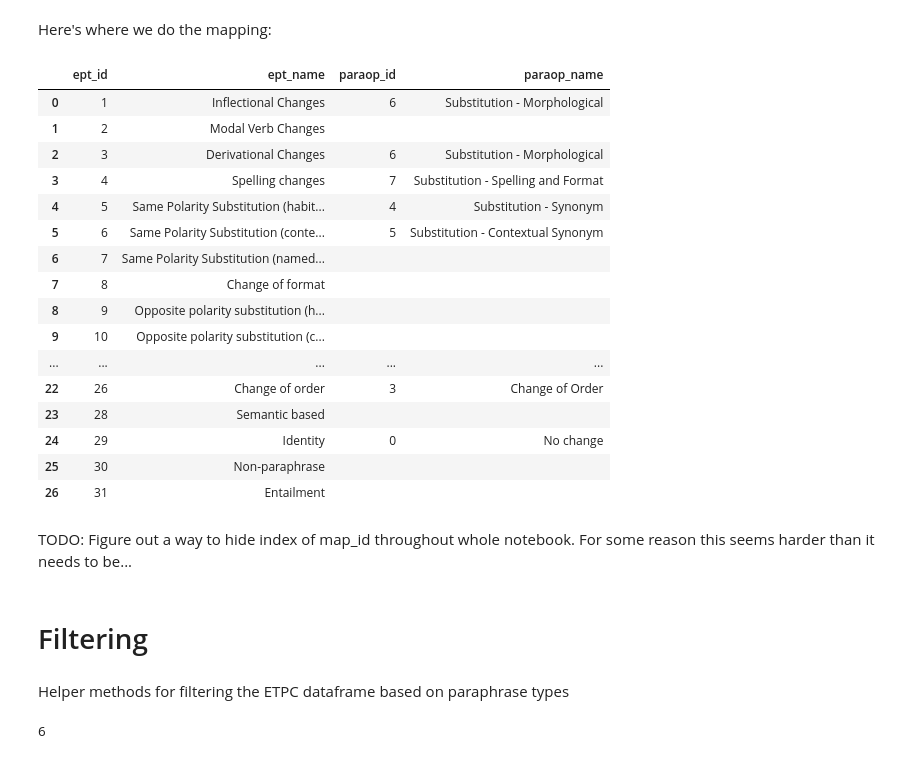
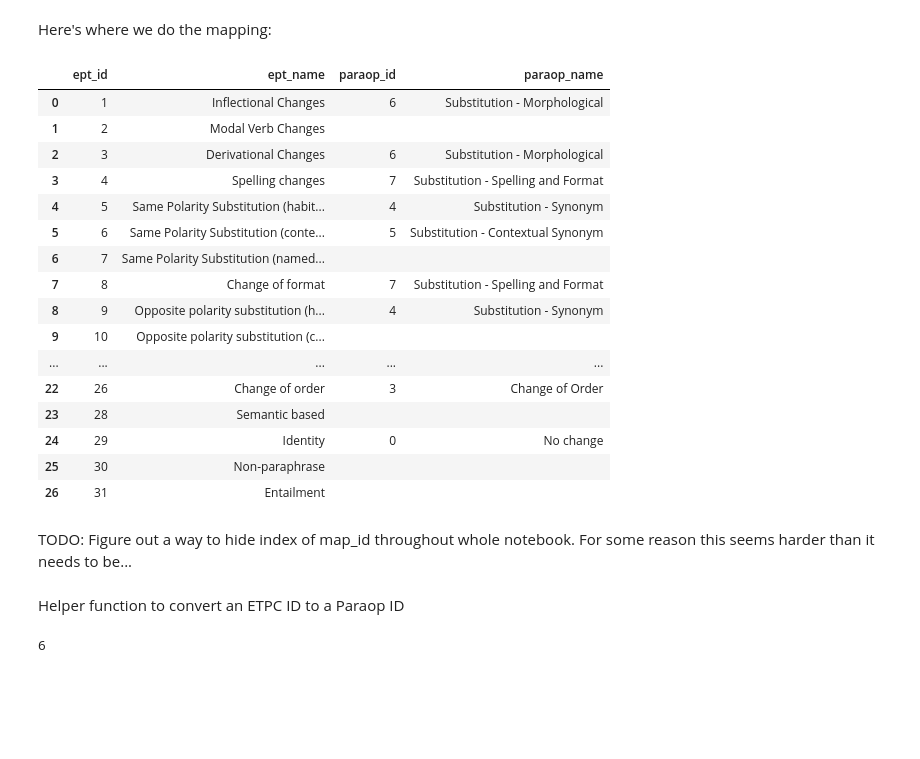
Before and after one commit to lucasadelino/thesis, a Jupyter notebook: reannotation.ipynb, the cells around one changed output. Drawn from its saved outputs; the diff is of its cells as text; code cells hidden in the pictures; blank space fills up the shorter version.

```diff
--- a/reannotation.ipynb
+++ b/reannotation.ipynb
@@ -143,23 +143,25 @@ def map_id(ept_id, paraop_id):
 # %%
 map_id(ept_id=1, paraop_id=6)
 map_id(ept_id=3, paraop_id=6)
 map_id(ept_id=26, paraop_id=3)
 map_id(ept_id=29, paraop_id=0)
 map_id(4, 7)
 map_id(5, 4)
 map_id(6, 5)
+map_id(8, 7)
+map_id(9, 4)
 id_map
 # %% [output]
 |  | ept_id | ept_name | paraop_id | paraop_name |
 | 0 | 1 | Inflectional Changes | 6 | Substitution - Morphological |
 | 1 | 2 | Modal Verb Changes |  |  |
 | 2 | 3 | Derivational Changes | 6 | Substitution - Morphological |
 | 3 | 4 | Spelling changes | 7 | Substitution - Spelling and Format |
 | 4 | 5 | Same Polarity Substitution (habit... | 4 | Substitution - Synonym |
 | 5 | 6 | Same Polarity Substitution (conte... | 5 | Substitution - Contextual Synonym |
 | 6 | 7 | Same Polarity Substitution (named... |  |  |
-| 7 | 8 | Change of format |  |  |
-| 8 | 9 | Opposite polarity substitution (h... |  |  |
+| 7 | 8 | Change of format | 7 | Substitution - Spelling and Format |
+| 8 | 9 | Opposite polarity substitution (h... | 4 | Substitution - Synonym |
 | 9 | 10 | Opposite polarity substitution (c... |  |  |
 | ... | ... | ... | ... | ... |
 | 22 | 26 | Change of order | 3 | Change of Order |
@@ -169,10 +171,8 @@ id_map
 | 26 | 31 | Entailment |  |  |
 # %% [markdown]
 TODO: Figure out a way to hide index of map_id throughout whole notebook. For some reason this seems harder than it needs to be...
-# %% [markdown]
-# Filtering
-# %% [markdown]
-Helper methods for filtering the ETPC dataframe based on paraphrase types
+# %% [markdown]
+Helper function to convert an ETPC ID to a Paraop ID
 # %%
 # Helper function to get a Paraop id from an ETPC id
 def ept_to_paraop(ept_id):
```
Also changed, not shown: parts of 79 cells of this notebook.
